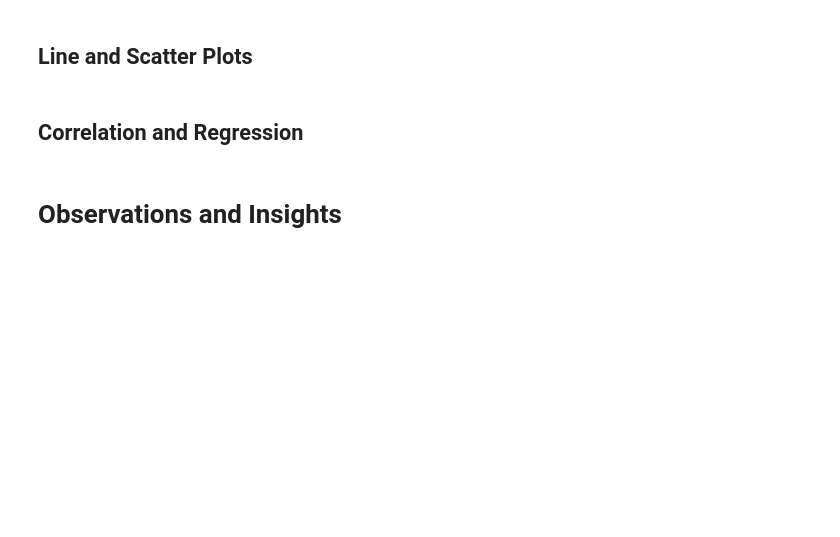
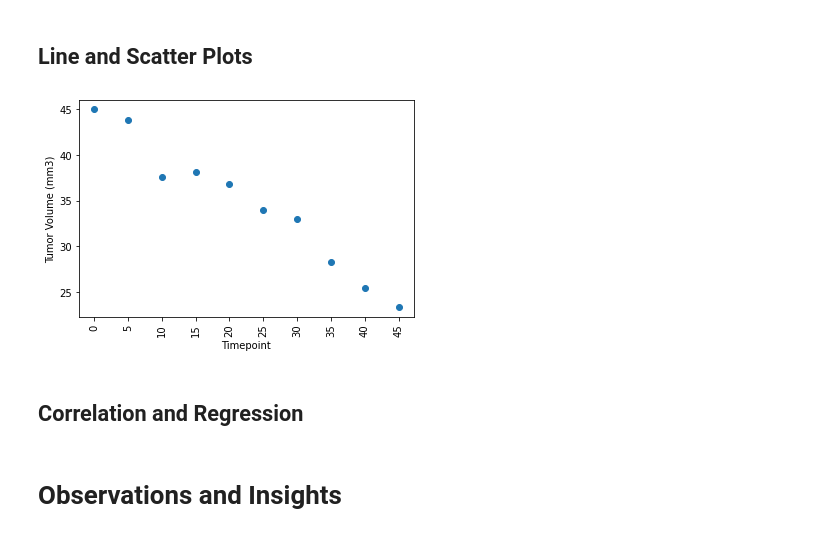
Before and after one commit to bregan78/Matplotlib, a Jupyter notebook: pymaceuticals.ipynb, the cells around one changed output. Saved outputs shown, nothing was run; the diff lists cells and outputs as text; code cells hidden in the pictures; blank space fills up the shorter version.

```diff
--- a/pymaceuticals.ipynb
+++ b/pymaceuticals.ipynb
@@ -259,6 +398,19 @@ Calculate the quartiles and IQR and quantitatively determine if there are any po
 # %%
 # Generate a line plot of tumor volume vs. time point for a single mouse
 # treated with Capomulin
+
+singlemouse = df_four.loc[(df_four["Drug_Regimen"]=='Capomulin') & (df_four['Mouse ID']=='s185') ]
+singlemouse
+sm_tv = singlemouse["Tumor Volume (mm3)"]
+sm_tp = singlemouse["Timepoint"]
+
+plt.scatter(sm_tp, sm_tv)
+plt.xticks(sm_tp, rotation=90)
+plt.xlabel('Timepoint')
+plt.ylabel('Tumor Volume (mm3)')
+plt.show()
+# %% [output]
+[figure, added]
 # %%
 # Generate a scatter plot of average tumor volume vs. mouse weight
 # for all mice in the Capomulin regimen
```
Also changed, not shown: parts of 5 cells of this notebook.
